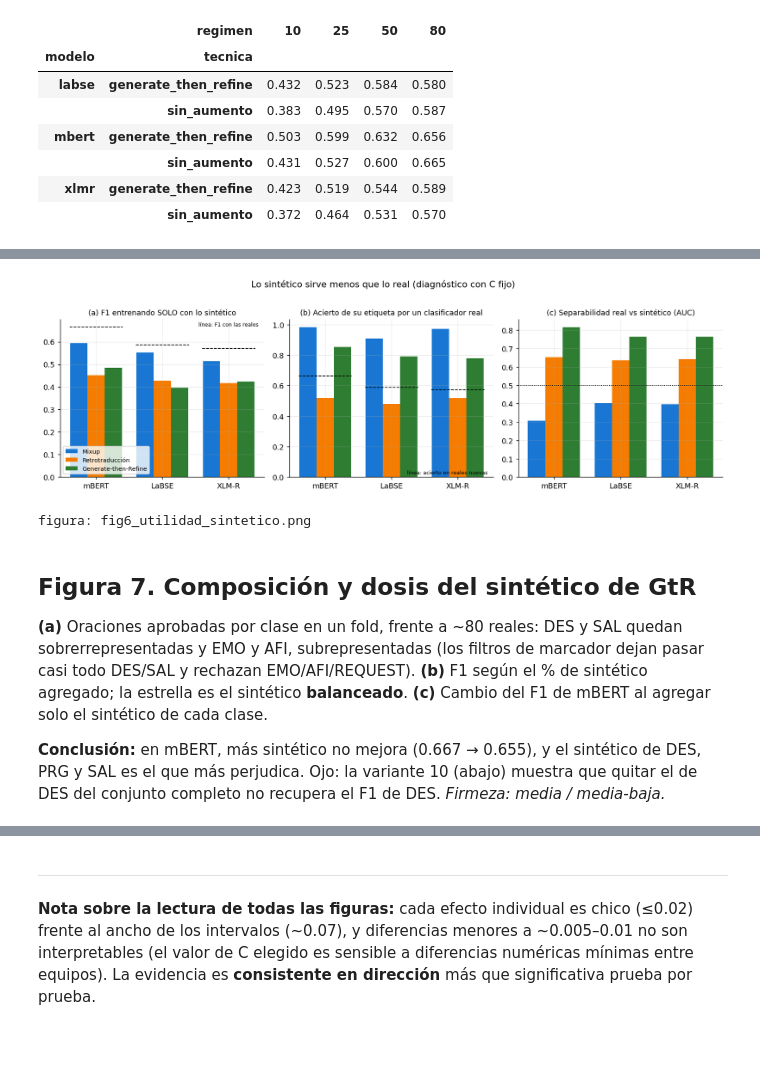
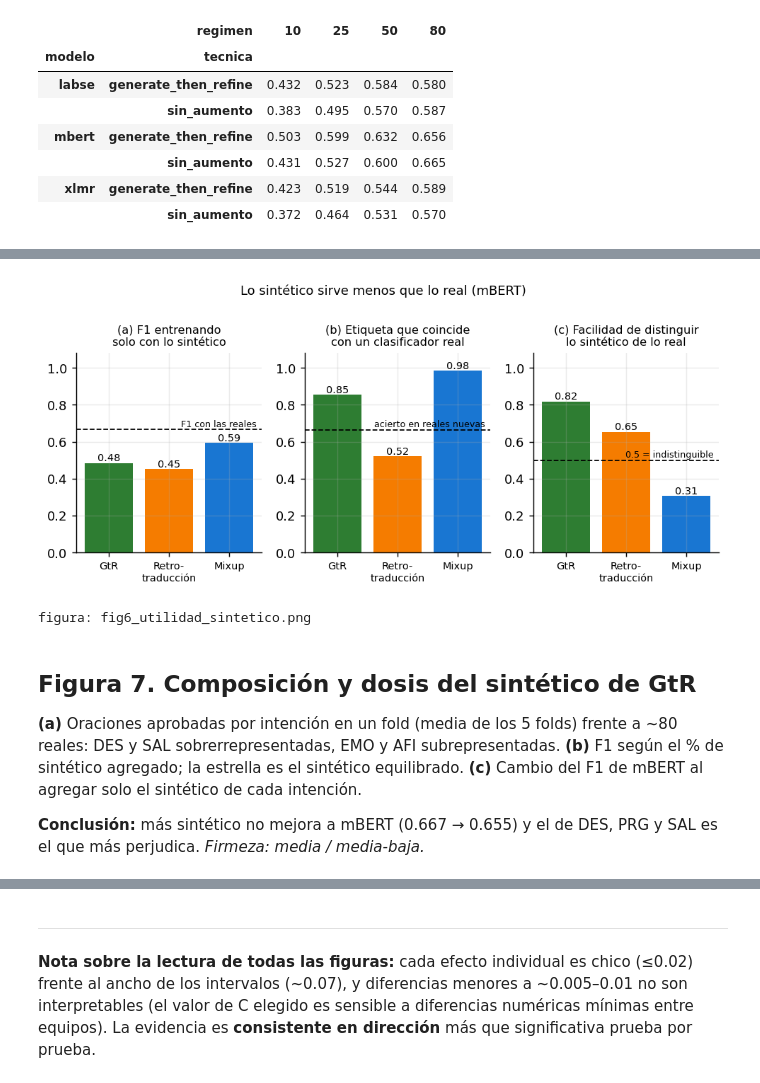
Before and after one commit to LhiaHC/shiwilu-tesis, a Jupyter notebook: oe2_aumento_de_datos/analisis_resultados/analisis_resultados_oe2.ipynb, the cells around one changed output, grey strips where cells are left out. Saved outputs shown, nothing was run; the diff lists cells and outputs as text; code cells hidden in the pictures; blank space fills up the shorter version.

```diff
--- a/oe2_aumento_de_datos/analisis_resultados/analisis_resultados_oe2.ipynb
+++ b/oe2_aumento_de_datos/analisis_resultados/analisis_resultados_oe2.ipynb
@@ -261,35 +255,29 @@ figura: fig5_curva_por_regimen.png
 # %%
-# ---------------------------------------------------------------- 6. utilidad de lo sintetico
-B = pd.read_csv(DIAG / "B_utilidad_sintetico.csv")
-acc = {m: float((P[(P.modelo == m) & (P.tecnica == "sin_aumento")].real == P[(P.modelo == m) & (P.tecnica == "sin_aumento")].prediccion).mean()) for m in MOD}
-fig, ejes = plt.subplots(1, 3, figsize=(13, 4))
-tt = ["mixup", "retrotraduccion", "generate_then_refine"]
-for ax, col, tit in zip(ejes, ["B1_f1_solo_sinteticos", "B2_concordancia_etiqueta", "B4_auc_real_vs_sintetico"],
-                        ["(a) F1 entrenando SOLO con lo sintético", "(b) Acierto de su etiqueta por un clasificador real", "(c) Separabilidad real vs sintético (AUC)"]):
-    for j, t in enumerate(tt):
-        y = [B[(B.tecnica == t) & (B.modelo == m)][col].iloc[0] for m in MOD]
-        ax.bar(np.arange(3) + (j - 1) * 0.26, y, 0.26, color=COL[t], label=TNOM[t])
-    ax.set_xticks(range(3)); ax.set_xticklabels([NOM[m] for m in MOD]); ax.set_title(tit, fontsize=10)
-    if col == "B1_f1_solo_sinteticos":
-        for i, m in enumerate(MOD):
-            ax.hlines(R[(R.modelo == m) & (R.tecnica == "sin_aumento")].f1_macro_agrupado.iloc[0], i - 0.4, i + 0.4, color="k", ls="--", lw=1)
-        ax.text(2.45, 0.67, "línea: F1 con las reales", fontsize=7, ha="right")
-    if col == "B2_concordancia_etiqueta":
-        for i, m in enumerate(MOD):
-            ax.hlines(acc[m], i - 0.4, i + 0.4, color="k", ls="--", lw=1)
-        ax.text(2.45, 0.02, "línea: acierto en reales nuevas", fontsize=7, ha="right")
-    if col == "B4_auc_real_vs_sintetico":
-        ax.axhline(0.5, color="k", ls=":", lw=1)
-ejes[0].legend(fontsize=8, loc="lower left")
-fig.suptitle("Lo sintético sirve menos que lo real (diagnóstico con C fijo)", y=1.02)
+B = pd.read_csv(DIAG / "B_utilidad_sintetico.csv"); Bm = B[B.modelo == "mbert"].set_index("tecnica")
+g_ = P[(P.modelo == "mbert") & (P.tecnica == "sin_aumento")]
+acc = float((g_.real == g_.prediccion).mean())
+f1_reales = R[(R.modelo == "mbert") & (R.tecnica == "sin_aumento")].f1_macro_agrupado.iloc[0]
+tt = ["generate_then_refine", "retrotraduccion", "mixup"]; et = ["GtR", "Retro-\ntraducción", "Mixup"]
+medidas = [("B1_f1_solo_sinteticos", "(a) F1 entrenando\nsolo con lo sintético", f1_reales, "F1 con las reales"),
+           ("B2_concordancia_etiqueta", "(b) Etiqueta que coincide\ncon un clasificador real", acc, "acierto en reales nuevas"),
+           ("B4_auc_real_vs_sintetico", "(c) Facilidad de distinguir\nlo sintético de lo real", 0.5, "0.5 = indistinguible")]
+fig, ejes = plt.subplots(1, 3, figsize=(7.6, 3.4))
+for ax, (col, tit, ref, lab) in zip(ejes, medidas):
+    vals = [Bm.loc[t, col] for t in tt]
+    ax.bar(range(3), vals, color=[COL[t] for t in tt])
+    for i, v in enumerate(vals):
+        ax.text(i, v + 0.012, f"{v:.2f}", ha="center", fontsize=8)
+    ax.axhline(ref, color="k", ls="--", lw=1); ax.text(2.45, ref + 0.015, lab, fontsize=7, ha="right")
+    ax.set_xticks(range(3)); ax.set_xticklabels(et, fontsize=8); ax.set_title(tit, fontsize=9); ax.set_ylim(0, 1.08)
+fig.suptitle("Lo sintético sirve menos que lo real (mBERT)", fontsize=10, y=1.0)
 guardar(fig, "fig6_utilidad_sintetico.png")
 # %% [output]
-[figure, old version]
+[figure, new version]
 figura: fig6_utilidad_sintetico.png
 # %% [markdown]
 ## Figura 7. Composición y dosis del sintético de GtR
 
-**(a)** Oraciones aprobadas por clase en un fold, frente a ~80 reales: DES y SAL quedan sobrerrepresentadas y EMO y AFI, subrepresentadas (los filtros de marcador dejan pasar casi todo DES/SAL y rechazan EMO/AFI/REQUEST). **(b)** F1 según el % de sintético agregado; la estrella es el sintético **balanceado**. **(c)** Cambio del F1 de mBERT al agregar solo el sintético de cada clase.
+**(a)** Oraciones aprobadas por intención en un fold (media de los 5 folds) frente a ~80 reales: DES y SAL sobrerrepresentadas, EMO y AFI subrepresentadas. **(b)** F1 según el % de sintético agregado; la estrella es el sintético equilibrado. **(c)** Cambio del F1 de mBERT al agregar solo el sintético de cada intención.
 
-**Conclusión:** en mBERT, más sintético no mejora (0.667 → 0.655), y el sintético de DES, PRG y SAL es el que más perjudica. Ojo: la variante 10 (abajo) muestra que quitar el de DES del conjunto completo no recupera el F1 de DES. *Firmeza: media / media-baja.*
+**Conclusión:** más sintético no mejora a mBERT (0.667 → 0.655) y el de DES, PRG y SAL es el que más perjudica. *Firmeza: media / media-baja.*
 # %%
```
Also changed, not shown: parts of 10 cells of this notebook, 9 other files.
